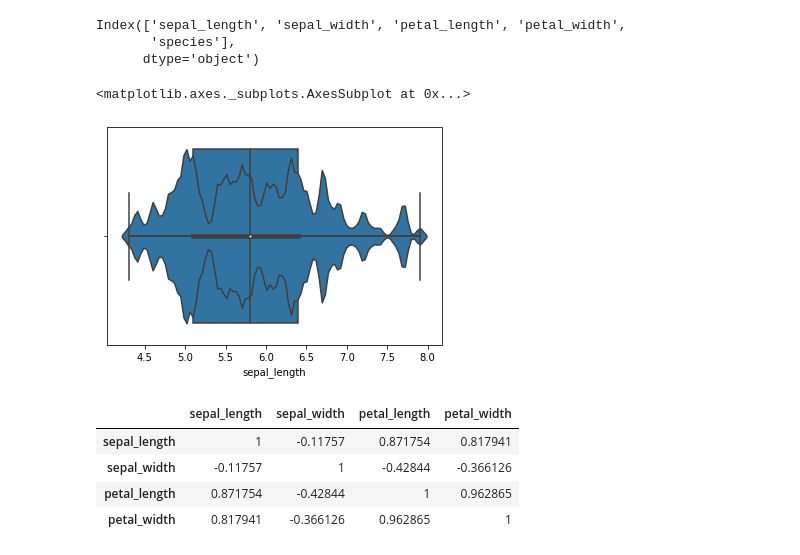
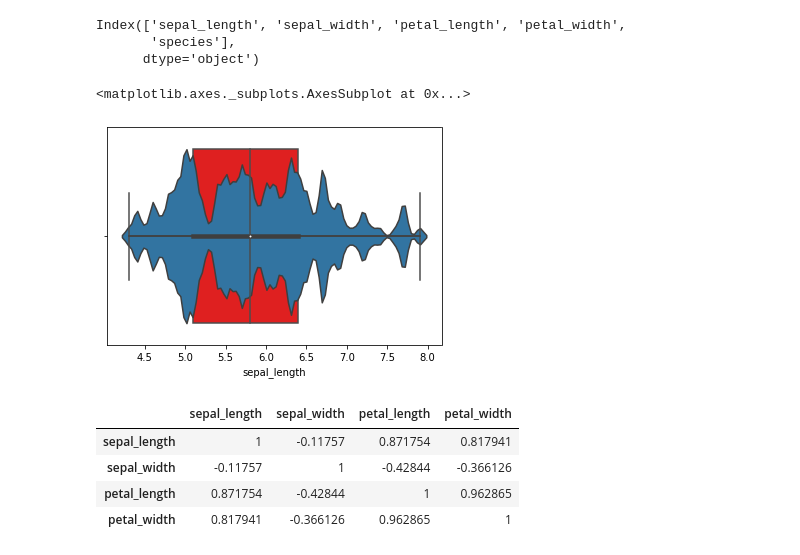
Before and after one commit to ihkaraman/kodluyoruz_bootcamp, a Jupyter notebook: Week 2.ipynb, the cells around one changed output. Saved outputs shown, nothing was run; the diff lists cells and outputs as text; code cells hidden in the pictures.

```diff
--- a/Week 2.ipynb
+++ b/Week 2.ipynb
@@ -81,11 +81,11 @@ Index(['sepal_length', 'sepal_width', 'petal_length', 'petal_width',
        'species'],
       dtype='object')
 # %%
-sns.boxplot(iris['sepal_length'])
+sns.boxplot(iris['sepal_length'], color = 'red')
 sns.violinplot(iris['sepal_length'], bw = 0.05)
 # %% [output]
 <matplotlib.axes._subplots.AxesSubplot at 0x...>
-[figure, old version]
+[figure, new version]
 # %%
 corr =iris.corr()
 corr
```
Also changed, not shown: parts of 18 cells of this notebook, 4 other files.
